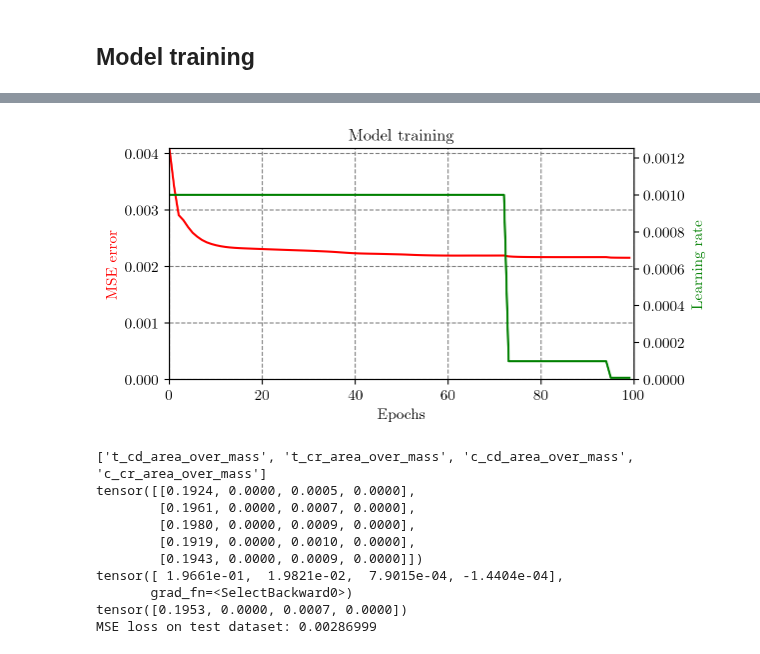
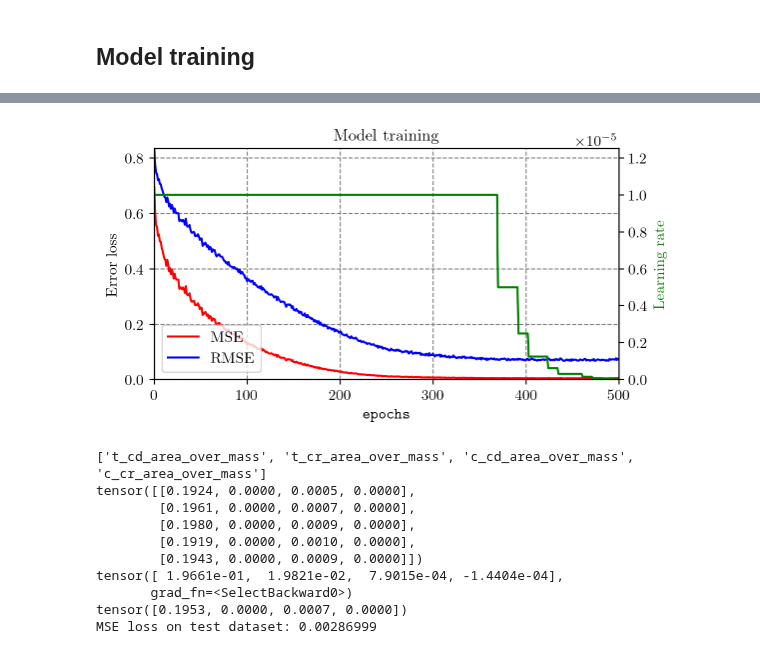
Before and after one commit to JJavierRosales/scapy, a Jupyter notebook: notebooks/rnn_time_series_forecasting.ipynb, the cells around one changed output, grey strips where cells are left out. Cells and saved outputs as stored; diff of their text form; code cells hidden in the pictures.

```diff
--- a/notebooks/rnn_time_series_forecasting.ipynb
+++ b/notebooks/rnn_time_series_forecasting.ipynb
@@ -102,9 +120,9 @@ memory usage: 106.7 MB
 ### Converting data from Pandas DataFrame to Time-Series Pytorch Tensors
 # %%
 # Get input variable features from config file.
-features = list(dict.keys(config.get_features(**{'cluster':'coefficients', 'continuous':True, 'variable': True})))
-
-print(utils.tabular_list(features))
+features = list(dict.keys(config.get_features(**{'cluster':'relative_state', 'continuous':True, 'variable': True})))
+features = ['time_to_tca'] + features
+print(features)
 
 # Check if file containing tensors is available in the data folder and load it
 # tsf_tensors = torch.load(filepath) if os.path.exists(filepath) else {}
@@ -296,8 +312,8 @@ class MultiEventPropagation(nn.Module):
             # 2. Apply Hyperbolic Tangent activation function (al(z))
             layerlist.append(nn.Tanh())
 
-            # 3. Normalize data using the n_neurons
-            # layerlist.append(nn.BatchNorm1d(layer_neurons['output']))
+            # 3. Normalize data using the layer n_neurons
+            layerlist.append(nn.BatchNorm1d(layer_neurons['output']))
 
             # 4. Cancel out a random proportion p of the neurons to avoid overfitting
             layerlist.append(nn.Dropout(p))
@@ -405,0 +338,19 @@ KeyboardInterrupt:
+# %%
+# Instanciate model with required inputs.
+torch.manual_seed(42)
+
+layers = [{'type':'lstm', 'neurons':{'output':150, 'hidden': 150}},
+          {'type':'linear', 'neurons':{'output':75}},
+          {'type':'linear', 'neurons':{'output':25}}]
+
+model = MultiEventPropagation(input_size = len(features),
+                              output_size = len(features),
+                              layers = layers)
+
+# Define criterion, optimizer, and scheduler (dynamic learning rate adapter)
+criterion = nn.MSELoss()
+optimizer = torch.optim.Adam(model.parameters(), lr=1e-5)
+scheduler = torch.optim.lr_scheduler.ReduceLROnPlateau(optimizer, patience=10, factor=0.5)
+
+# Print model
+print(model)
@@ -468,20 +476,22 @@ TypeError: forward() takes 2 positional arguments but 3 were given
 # %%
 fig, ax1 = plt.subplots(figsize=(6,3))
 plt.title(r'Model training', fontsize=12)
 ax2 = ax1.twinx()
 ax1.set_xlim(0, epochs)
-ax1.set_ylim(0,np.max(losses))
+ax1.set_ylim(0,max(np.max(losses),np.sqrt(np.max(losses))))
 ax2.set_ylim(0,np.max(lr)*1.25)
-ax1.plot(range(0,epochs), losses, 'r-', label=r'MSE loss')
+ax1.plot(range(0,epochs), losses, 'r-', label=r'MSE')
+ax1.plot(range(0,epochs), np.sqrt(losses), 'b-', label=r'RMSE')
 ax2.plot(range(0,epochs), lr, 'g-', label=r'Learning rate')
 
-ax1.set_xlabel(r'Epochs')
-ax1.set_ylabel(r'MSE error', color='r')
+ax1.set_xlabel(r'\texttt{epochs}')
+ax1.set_ylabel(r'Error loss')
 ax2.set_ylabel(r'Learning rate', color='g')
 ax1.grid(True, linestyle='--', c='grey')
+ax1.legend(loc='lower left')
 plt.show()
 # %% [output]
-[figure, old version]
+[figure, new version]
 # %%
 model.init_hidden(inputs_test[:1].size(0))
 forecast_val = model(inputs_test[:1])
```
Also changed, not shown: parts of 9 cells of this notebook, 2 other files.
